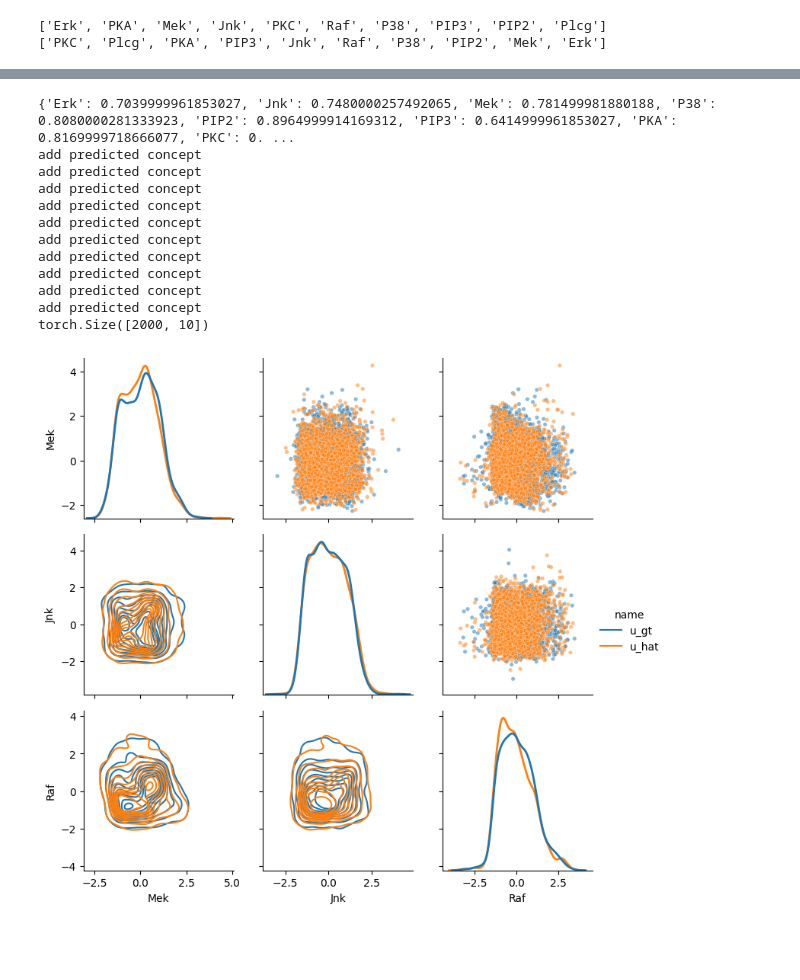
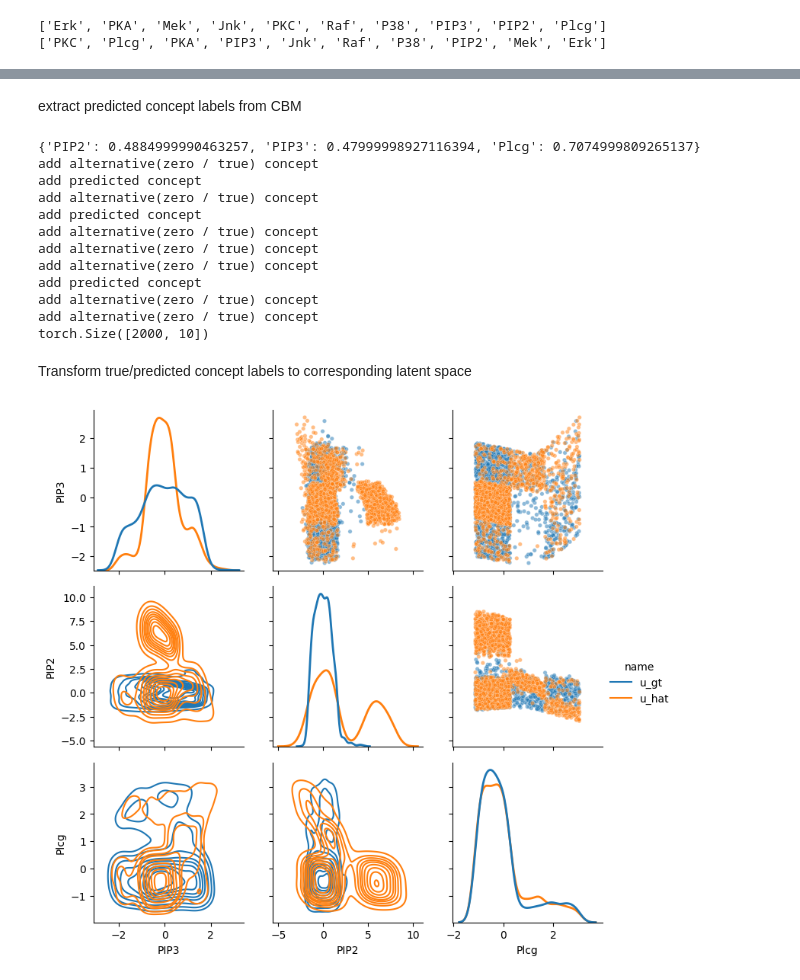
Before and after one commit to Tei-Yun/causal_cbm, a Jupyter notebook: CNF_notebooks/concept_cnf_sachs.ipynb, the cells around one changed output, grey strips where cells are left out. Drawn from its saved outputs; the diff is of its cells as text; code cells hidden in the pictures; blank space fills up the shorter version.

```diff
--- a/CNF_notebooks/concept_cnf_sachs.ipynb
+++ b/CNF_notebooks/concept_cnf_sachs.ipynb
@@ -498,9 +443,7 @@ print(topological_order)
 # %%
-# extract ground truth concept labels and align to topological_order
-c_file = "/home/younsuk/.cache/c2bm/sachs_incomplete/preprocessed_dataset_1.pkl"
+
+c_file = "/home/younsuk/.cache/c2bm/sachs/preprocessed_dataset_1.pkl"
 c = pickle.load(open(c_file, "rb"))
-# c is saved as a dict: {'train': ..., 'val': ..., 'test': ..., 'y': ...}
-# we use test split and drop the last column (target y)
 c_tensor = c.data["test"].complete_c
 
 c_tensor_topo = c_tensor[:, topo_order_idx]
@@ -508,13 +451,16 @@ c_tensor_topo_deq = c_tensor_topo.clone()
 c_tensor_topo_deq[:, binary_dims] = c_tensor_topo_deq[:, binary_dims] + torch.rand_like(
     c_tensor_topo_deq[:, binary_dims]
 )
+y_true = c.data["test"].y.squeeze()
+# %% [markdown]
+extract predicted concept labels from CBM
 # %%
 import pickle
-run_id = "2025-12-06/21-36-10_cbm_mlp_bn" # incomplete concepts trained
-#run_id = "2025-12-06/21-37-58_cbm_mlp_bn" # complete concepts trained
+run_id = "2025-12-07/21-41-26_sachs_incomplete2_soft"
 
 
-incomplete_concepts = ["Mek", "Jnk", "Raf"]
+
+incomplete_concepts = ["PIP3", "PIP2", "Plcg"]
 
 # predicted concept labels' accuracy
 acc_file = f"../outputs/multirun/{run_id}/0/results/c_accuracy.pkl"
@@ -556,15 +502,17 @@ c_hat_tensor_topo_deq[:, binary_dims] = c_hat_tensor_topo_deq[:, binary_dims] +
 )
 print(c_hat_tensor_topo.shape)
 # %% [output]
-{'Erk': 0.7039999961853027, 'Jnk': 0.7480000257492065, 'Mek': 0.781499981880188, 'P38': 0.8080000281333923, 'PIP2': 0.8964999914169312, 'PIP3': 0.6414999961853027, 'PKA': 0.8169999718666077, 'PKC': 0. ...
+{'PIP2': 0.4884999990463257, 'PIP3': 0.47999998927116394, 'Plcg': 0.7074999809265137}
+add alternative(zero / true) concept
 add predicted concept
+add alternative(zero / true) concept
 add predicted concept
+add alternative(zero / true) concept
+add alternative(zero / true) concept
+add alternative(zero / true) concept
 add predicted concept
-add predicted concept
-add predicted concept
-add predicted concept
-add predicted concept
-add predicted concept
-add predicted concept
-add predicted concept
+add alternative(zero / true) concept
+add alternative(zero / true) concept
 torch.Size([2000, 10])
+# %% [markdown]
+Transform true/predicted concept labels to corresponding latent space
@@ -571,41 +526,15 @@ torch.Size([2000, 10])
 # %%
+#incomplete concepts 전용
+
 # project to latent space
 u_topo = flow_loaded().transform(c_tensor_topo_deq).detach().cpu()
 u_hat_topo = flow_loaded().transform(c_hat_tensor_topo_deq).detach().cpu()
 
-# splicing as much as incomplete concepts
+#splicing as much as incomplete concepts
 incomplete_idx = [topological_order.index(name) for name in incomplete_concepts]
 u_topo = u_topo[:, incomplete_idx]
 u_hat_topo = u_hat_topo[:, incomplete_idx]
 
-def create_df(tensors_dict, col_names = None):
-    df_list = []
-    for i, (k, x) in enumerate(tensors_dict.items()):
-        if col_names is not None:
-            df = pd.DataFrame(x.numpy(), columns=col_names)
-        else:
-            df = pd.DataFrame(x.numpy(), columns=[f'$x_{j}$' for j in range(x.shape[1])])
-        df['name'] = k
-        df_list.append(df)
-
-    df = pd.concat(df_list)
-    return df
-
-
-def plot_data(tensors_dict, mode = "kde", col_names = None):
-    df = create_df(tensors_dict, col_names)
-    g = sns.PairGrid(df, diag_sharey=False, hue='name')
-    g.map_upper(sns.scatterplot, s=15, alpha=0.5)
-    if mode == "kde":
-        g.map_lower(sns.kdeplot, common_norm=False)
-        g.map_diag(sns.kdeplot, lw=2, common_norm=False)
-    elif mode == "hist":
-        g.map_lower(sns.histplot, bins=20)
-        g.map_diag(sns.histplot, bins=20)
-    g.add_legend()
-    plt.show()
-
-
 plot_data({'u_gt': u_topo, 'u_hat': u_hat_topo}, "kde", col_names = incomplete_concepts)
 # %% [output]
-[figure, old version]
+[figure, new version]
```
Also changed, not shown: parts of 9 cells of this notebook, 6 other files.
